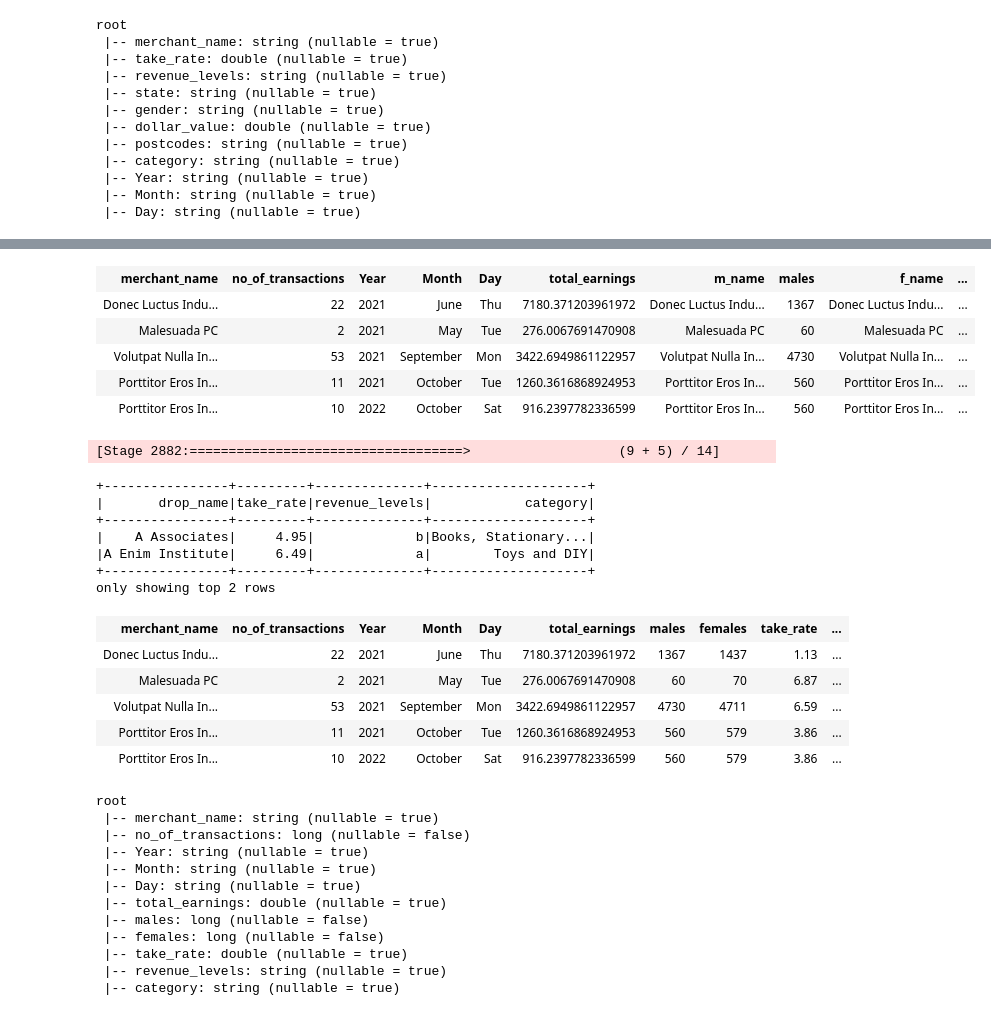
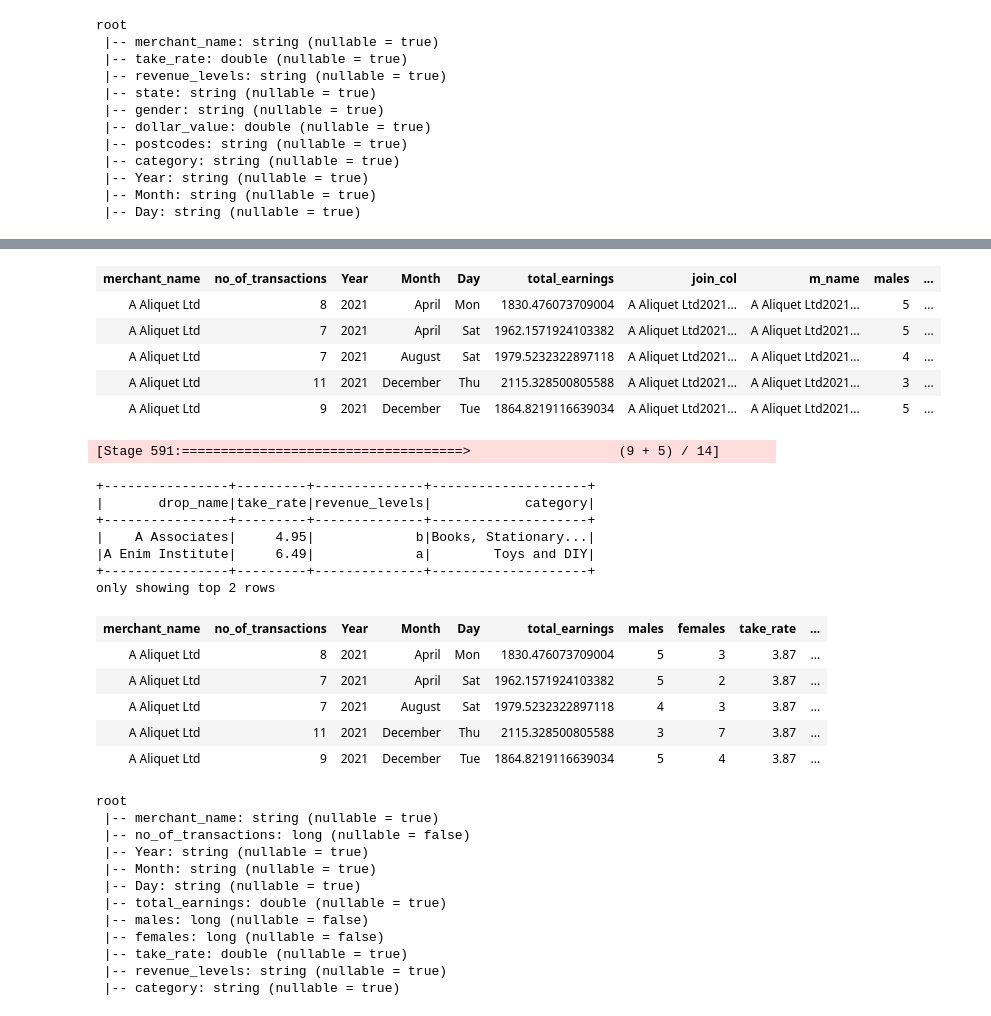
Before and after one commit to MAST30034-Applied-Data-Science/generic-buy-now-pay-later-project-group-10-bnpl, a Jupyter notebook: notebooks/Revenue Model.ipynb, the cells around one changed output, grey strips where cells are left out. Drawn from its saved outputs; the diff is of its cells as text; code cells hidden in the pictures.

```diff
--- a/notebooks/Revenue Model.ipynb
+++ b/notebooks/Revenue Model.ipynb
@@ -23,7 +23,8 @@ spark = (
     .config("spark.sql.repl.eagerEval.enabled", True)
     .config("spark.sql.parquet.cacheMetadata", "true")
     .config("spark.sql.session.timeZone", "Etc/UTC")
-    .config("spark.driver.memory", "10g")
+    .config("spark.driver.memory", "4g")
+    .config("spark.executor.memory", "8g")
     .getOrCreate()
 )
 # %% [output]
@@ -141,20 +149,20 @@ a.createOrReplaceTempView("agg")
 
 male = spark.sql("""
 
-SELECT merchant_name AS m_name, COUNT(gender) as males
+SELECT CONCAT(merchant_name, Year, Month, Day) AS m_name, COUNT(gender) as males
 FROM agg
 WHERE gender = 'Male'
-GROUP BY merchant_name
+GROUP BY merchant_name, Year, Month, Day
 """)
 
 male.show(5)
 
 female = spark.sql("""
 
-SELECT merchant_name AS f_name, COUNT(gender) as females
+SELECT CONCAT(merchant_name, Year, Month, Day) AS f_name, COUNT(gender) as females
 FROM agg
 WHERE gender = 'Female'
-GROUP BY merchant_name
+GROUP BY merchant_name, Year, Month, Day
 """)
 female.show(5)
 # %% [output]
@@ -195,7 +203,8 @@ a.createOrReplaceTempView("agg")
 
 temp = spark.sql("""
 
-SELECT merchant_name, COUNT(merchant_name) AS no_of_transactions, Year, Month, Day, SUM(dollar_value - take_rate) AS total_earnings
+SELECT merchant_name, COUNT(merchant_name) AS no_of_transactions, Year, Month, Day, SUM(dollar_value - take_rate) AS total_earnings,
+    CONCAT(merchant_name, Year, Month, Day) AS join_col
 FROM agg
 GROUP BY merchant_name, Year, Month, Day
 """)
@@ -223,34 +232,34 @@ only showing top 20 rows
 # %%
 temp.createOrReplaceTempView("gender_join")
 male.createOrReplaceTempView("m")
 female.createOrReplaceTempView("f")
 
 temp2 = spark.sql("""
 
 SELECT *
 FROM gender_join
 INNER JOIN m
-ON gender_join.merchant_name = m.m_name
+ON gender_join.join_col = m.m_name
 """)
 
 temp2.createOrReplaceTempView("temp2")
 
 temp3 = spark.sql("""
 
 SELECT *
 FROM temp2
 INNER JOIN f
-ON temp2.merchant_name = f.f_name
+ON temp2.join_col = f.f_name
 """)
 
 temp3.limit(5)
 # %% [output]
-| merchant_name | no_of_transactions | Year | Month | Day | total_earnings | m_name | males | f_name | ... |
-| Donec Luctus Indu... | 22 | 2021 | June | Thu | 7180.371203961972 | Donec Luctus Indu... | 1367 | Donec Luctus Indu... | ... |
-| Malesuada PC | 2 | 2021 | May | Tue | 276.0067691470908 | Malesuada PC | 60 | Malesuada PC | ... |
-| Volutpat Nulla In... | 53 | 2021 | September | Mon | 3422.6949861122957 | Volutpat Nulla In... | 4730 | Volutpat Nulla In... | ... |
-| Porttitor Eros In... | 11 | 2021 | October | Tue | 1260.3616868924953 | Porttitor Eros In... | 560 | Porttitor Eros In... | ... |
-| Porttitor Eros In... | 10 | 2022 | October | Sat | 916.2397782336599 | Porttitor Eros In... | 560 | Porttitor Eros In... | ... |
+| merchant_name | no_of_transactions | Year | Month | Day | total_earnings | join_col | m_name | males | ... |
+| A Aliquet Ltd | 8 | 2021 | April | Mon | 1830.476073709004 | A Aliquet Ltd2021... | A Aliquet Ltd2021... | 5 | ... |
+| A Aliquet Ltd | 7 | 2021 | April | Sat | 1962.1571924103382 | A Aliquet Ltd2021... | A Aliquet Ltd2021... | 5 | ... |
+| A Aliquet Ltd | 7 | 2021 | August | Sat | 1979.5232322897118 | A Aliquet Ltd2021... | A Aliquet Ltd2021... | 4 | ... |
+| A Aliquet Ltd | 11 | 2021 | December | Thu | 2115.328500805588 | A Aliquet Ltd2021... | A Aliquet Ltd2021... | 3 | ... |
+| A Aliquet Ltd | 9 | 2021 | December | Tue | 1864.8219116639034 | A Aliquet Ltd2021... | A Aliquet Ltd2021... | 5 | ... |
 # %%
 a.createOrReplaceTempView("features")
 
@@ -263,7 +272,7 @@ GROUP BY merchant_name
 
 e.show(2)
 # %% [output]
-[Stage 2882:===================================>                   (9 + 5) / 14]
+[Stage 591:====================================>                   (9 + 5) / 14]
 +----------------+---------+--------------+--------------------+
 |       drop_name|take_rate|revenue_levels|            category|
 +----------------+---------+--------------+--------------------+
@@ -283,16 +292,16 @@ INNER JOIN rates
 ON edit.merchant_name = rates.drop_name
 """)
 
-train = temp4.drop('m_name', 'f_name', 'drop_name')
+train = temp4.drop('m_name', 'f_name', 'drop_name','join_col')
 
 train.limit(5)
 # %% [output]
 | merchant_name | no_of_transactions | Year | Month | Day | total_earnings | males | females | take_rate | ... |
-| Donec Luctus Indu... | 22 | 2021 | June | Thu | 7180.371203961972 | 1367 | 1437 | 1.13 | ... |
-| Malesuada PC | 2 | 2021 | May | Tue | 276.0067691470908 | 60 | 70 | 6.87 | ... |
-| Volutpat Nulla In... | 53 | 2021 | September | Mon | 3422.6949861122957 | 4730 | 4711 | 6.59 | ... |
-| Porttitor Eros In... | 11 | 2021 | October | Tue | 1260.3616868924953 | 560 | 579 | 3.86 | ... |
-| Porttitor Eros In... | 10 | 2022 | October | Sat | 916.2397782336599 | 560 | 579 | 3.86 | ... |
+| A Aliquet Ltd | 8 | 2021 | April | Mon | 1830.476073709004 | 5 | 3 | 3.87 | ... |
+| A Aliquet Ltd | 7 | 2021 | April | Sat | 1962.1571924103382 | 5 | 2 | 3.87 | ... |
+| A Aliquet Ltd | 7 | 2021 | August | Sat | 1979.5232322897118 | 4 | 3 | 3.87 | ... |
+| A Aliquet Ltd | 11 | 2021 | December | Thu | 2115.328500805588 | 3 | 7 | 3.87 | ... |
+| A Aliquet Ltd | 9 | 2021 | December | Tue | 1864.8219116639034 | 5 | 4 | 3.87 | ... |
 # %%
 train.printSchema()
 # %% [output]
```
Also changed, not shown: parts of 11 cells of this notebook.
